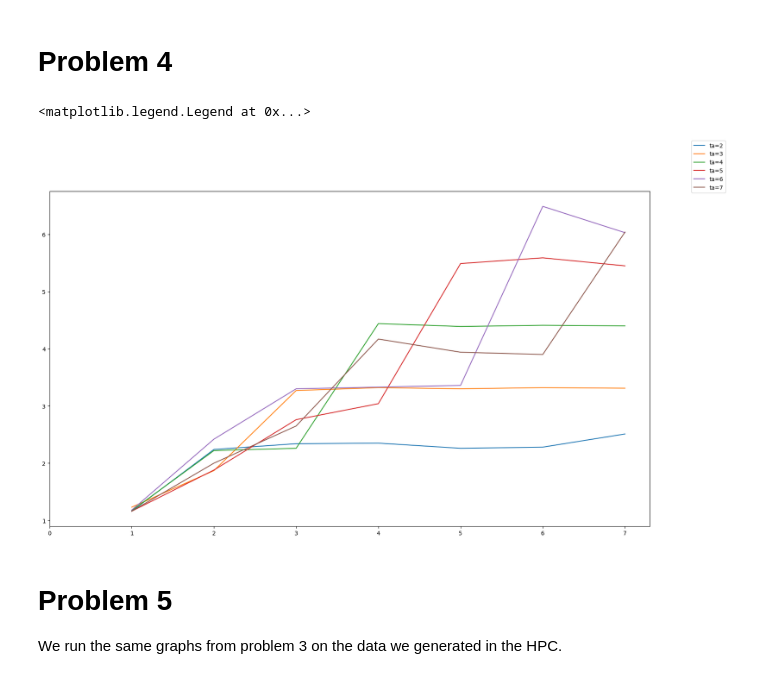
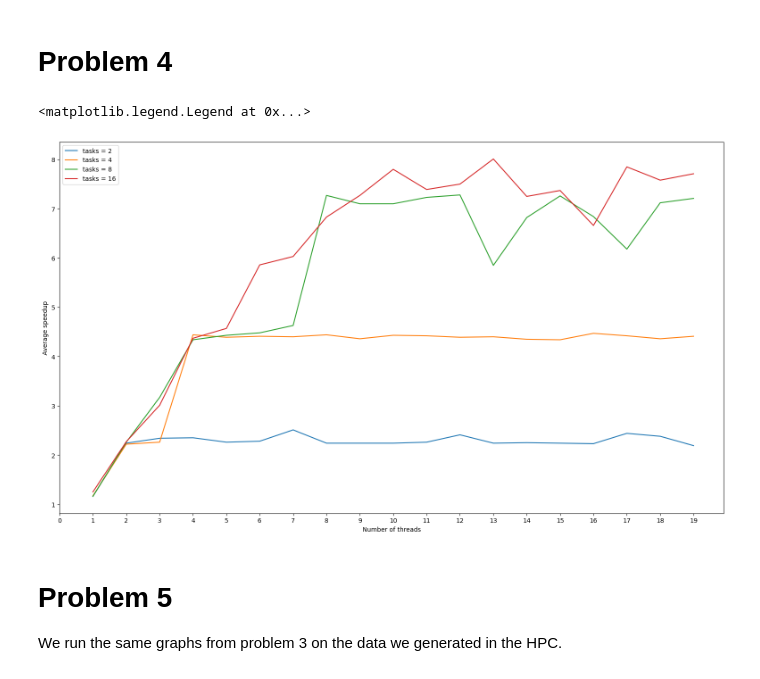
Before and after one commit to LarsRefsgaard/Mandatory1-02158, a Jupyter notebook: Graphs.ipynb, the cells around one changed output. Saved outputs shown, nothing was run; the diff lists cells and outputs as text; code cells hidden in the pictures.

Commit message:
Fix problem 4 plot

```diff
--- a/Graphs.ipynb
+++ b/Graphs.ipynb
@@ -178,28 +178,31 @@ ax.scatter(tasks, y)
 # %%
 # plot average speedup vs number of threads for each amount of tasks
 
-plot_size = 8
+plots = [2, 4, 8, 16]
+plot_size = 20
 # make a 2d array of size plot_size x plot_size
 y = [[] for _ in range(plot_size)]
 
-for tasks in range(2, plot_size):
+for tasks in plots:
     for threads in range(1, plot_size):
-        y[tasks - 2].append(
+        y[tasks].append(
             extract_average_speed_from_file(
                 f"results/problem4/shakespeare/ta={tasks},tr={threads}.txt"
             )
         )
 
 x = range(1, plot_size)
 
 fig, ax = plt.subplots(figsize=(19.2, 10.8))
-for tasks in range(plot_size - 2):
-    ax.plot( x,y[tasks], label=f"ta={tasks+2}")
+for tasks in plots:
+    ax.plot(x, y[tasks], label=f"tasks = {tasks}")
 ax.set_xticks(range(plot_size))
-fig.legend()
+ax.set_xlabel("Number of threads")
+ax.set_ylabel("Average speedup")
+ax.legend()
 # %% [output]
 <matplotlib.legend.Legend at 0x...>
-[figure, old version]
+[figure, new version]
 # %% [markdown]
 # Problem 5
 
```
